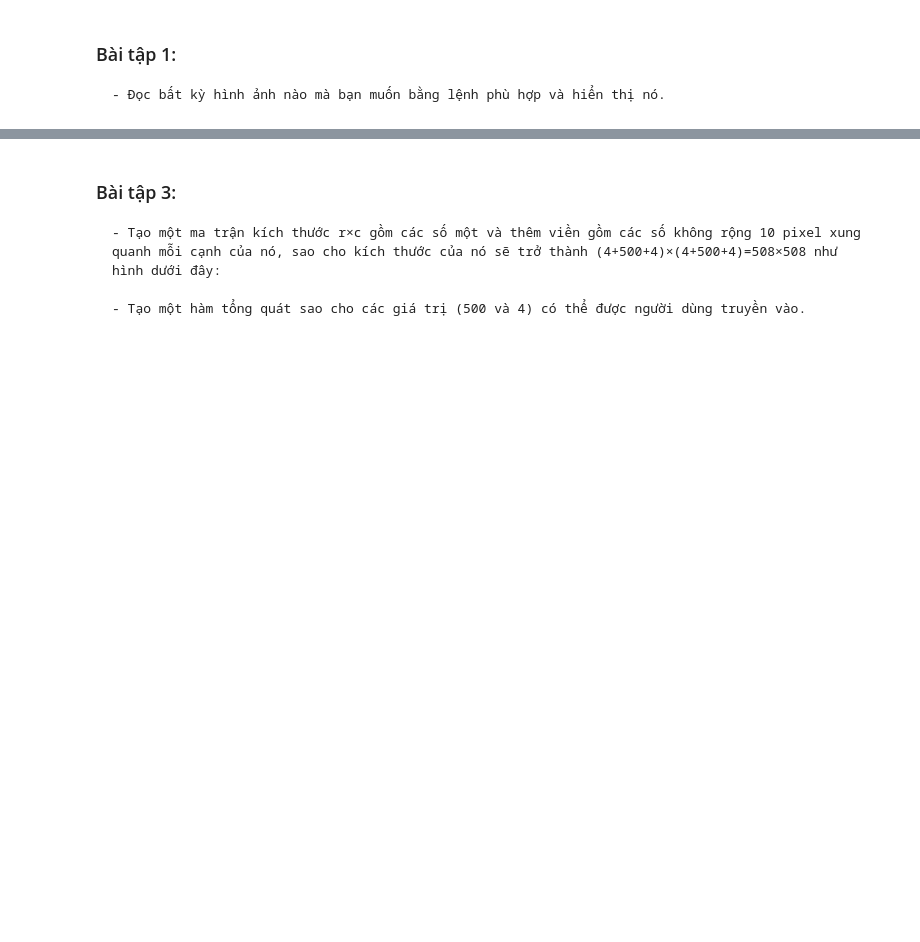
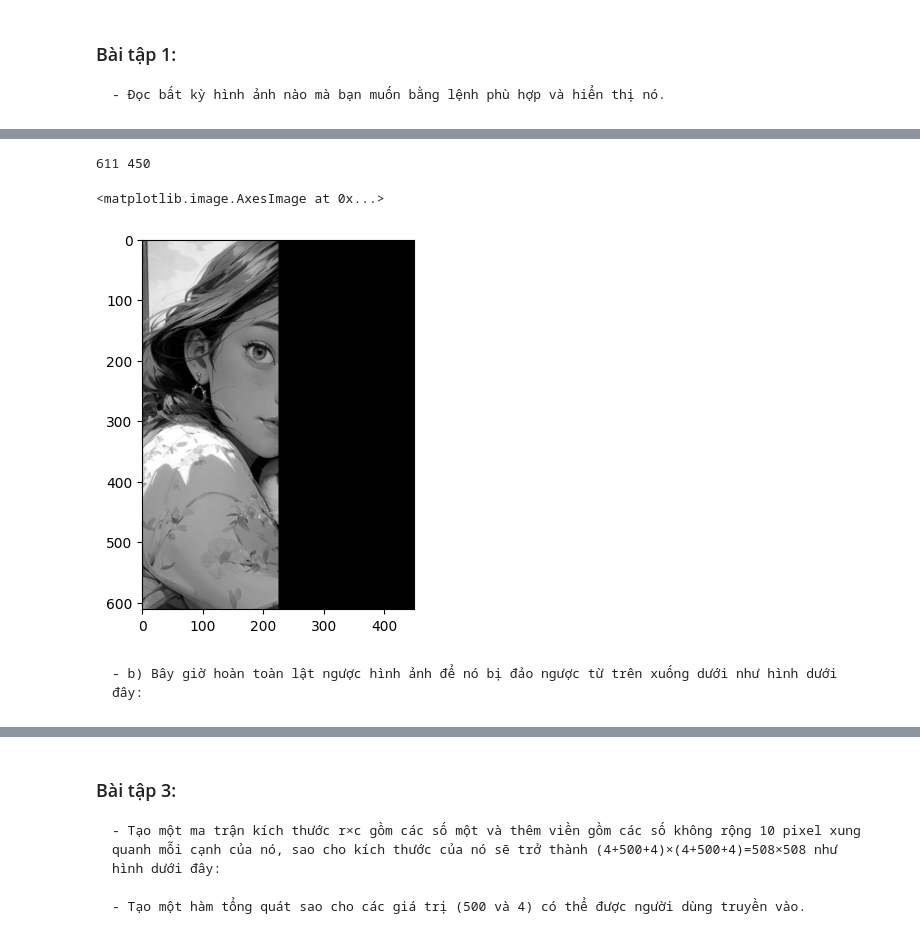
Before and after one commit to KyTranDE/Image-Proccessing, a Jupyter notebook: Practice_week2/lab2.ipynb, the cells around one changed output, grey strips where cells are left out. Saved outputs shown, nothing was run; the diff lists cells and outputs as text; code cells hidden in the pictures; blank space fills up the shorter version.

```diff
--- a/Practice_week2/lab2.ipynb
+++ b/Practice_week2/lab2.ipynb
@@ -46,0 +58,18 @@ Một số lệnh hữu ích:
+# %%
+w, h = img.shape
+print(w, h)
+
+# phản chiếu hình ảnh qua trục x
+img_x = np.zeros((w, h), dtype=np.uint8)
+for i in range(w):
+    for j in range(round(h/2)):
+        img_x[i][j] = img[i][h-j-1]
+
+plt.imshow(img_x, cmap='gray')
+# %% [output]
+611 450
+<matplotlib.image.AxesImage at 0x...>
+[figure, added]
+# %% [markdown]
+
+    - b) Bây giờ hoàn toàn lật ngược hình ảnh để nó bị đảo ngược từ trên xuống dưới như hình dưới đây:
```
Also changed, not shown: parts of 3 cells of this notebook.
